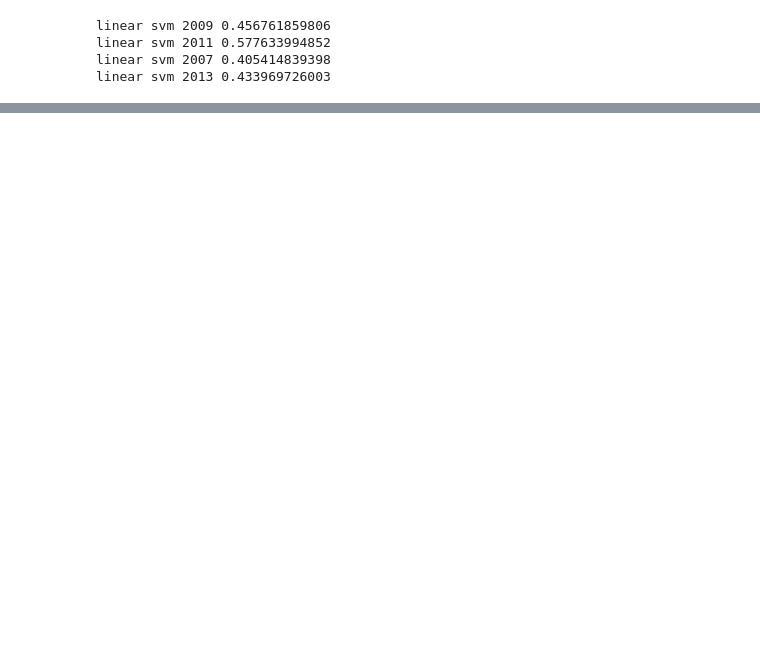
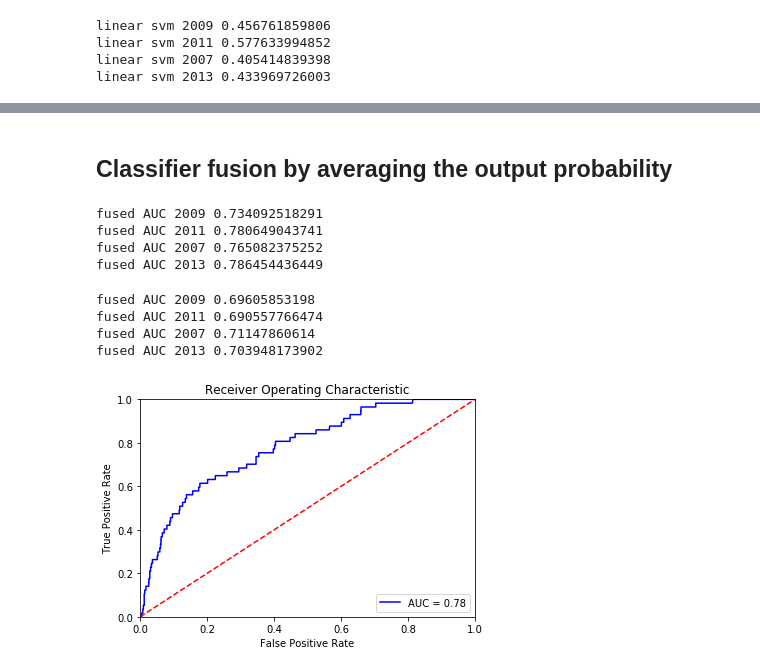
Before and after one commit to yupei1990/EECS571_Project_Kaggle_West_Nile_Virus, a Jupyter notebook: scripts/west_nile_virus.ipynb, the cells around one changed output, grey strips where cells are left out. Drawn from its saved outputs; the diff is of its cells as text; code cells hidden in the pictures; blank space fills up the shorter version.

```diff
--- a/scripts/west_nile_virus.ipynb
+++ b/scripts/west_nile_virus.ipynb
@@ -173,0 +188,40 @@ plt.show()
+# %% [markdown]
+## Classifier fusion by averaging the output probability
+# %%
+fusion_preds = dict()
+for year in set(train.year):
+    predictions = (dt_preds[year][1] + rf_preds[year][1])/2
+    roc_auc = roc_auc_score(dt_preds[year][0], predictions)
+    fusion_preds[year] = (dt_preds[year][0], predictions, roc_auc)
+    print "fused AUC", year, roc_auc
+# %% [output]
+fused AUC 2009 0.734092518291
+fused AUC 2011 0.780649043741
+fused AUC 2007 0.765082375252
+fused AUC 2013 0.786454436449
+# %%
+fusion_preds = dict()
+for year in set(train.year):
+    predictions = (dt_preds[year][1] + svm_preds[year][1])/2
+    roc_auc = roc_auc_score(dt_preds[year][0], predictions)
+    fusion_preds[year] = (dt_preds[year][0], predictions, roc_auc)
+    print "fused AUC", year, roc_auc
+# %% [output]
+fused AUC 2009 0.69605853198
+fused AUC 2011 0.690557766474
+fused AUC 2007 0.71147860614
+fused AUC 2013 0.703948173902
+# %%
+fpr, tpr, threshold = roc_curve(fusion_preds['2011'][0], fusion_preds['2011'][1])
+
+plt.title('Receiver Operating Characteristic')
+plt.plot(fpr, tpr, 'b', label = 'AUC = %0.2f' % fusion_preds['2011'][2])
+plt.legend(loc = 'lower right')
+plt.plot([0, 1], [0, 1],'r--')
+plt.xlim([0, 1])
+plt.ylim([0, 1])
+plt.ylabel('True Positive Rate')
+plt.xlabel('False Positive Rate')
+plt.show()
+# %% [output]
+[figure, added]
```
Also changed, not shown: parts of 6 cells of this notebook, 3 other files.
